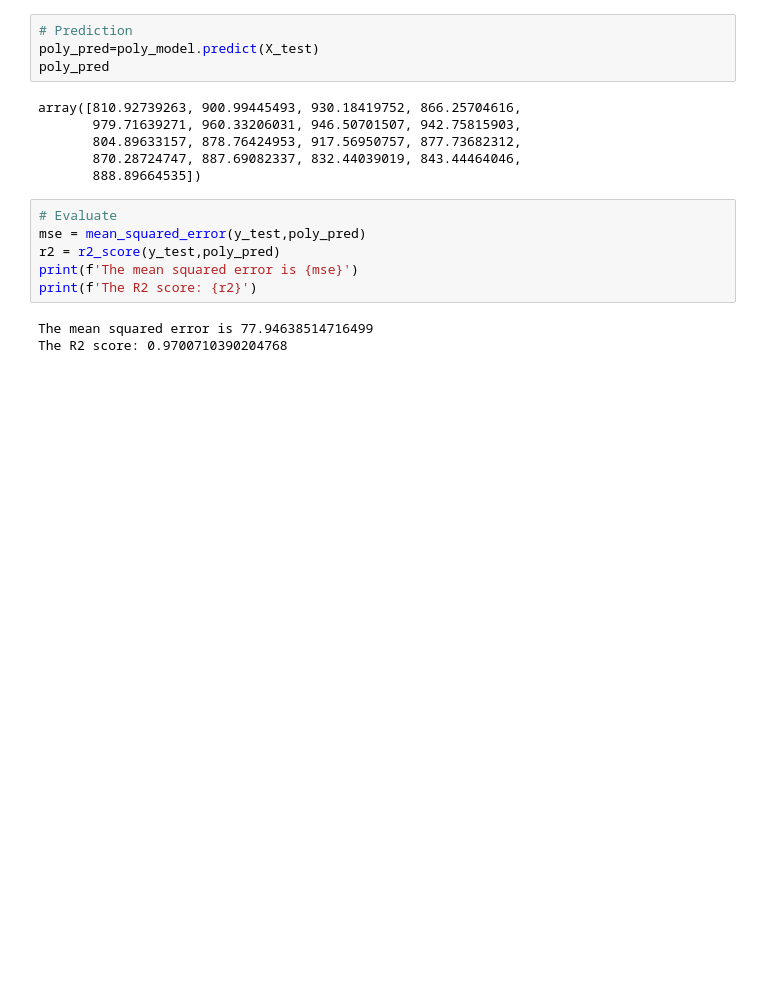
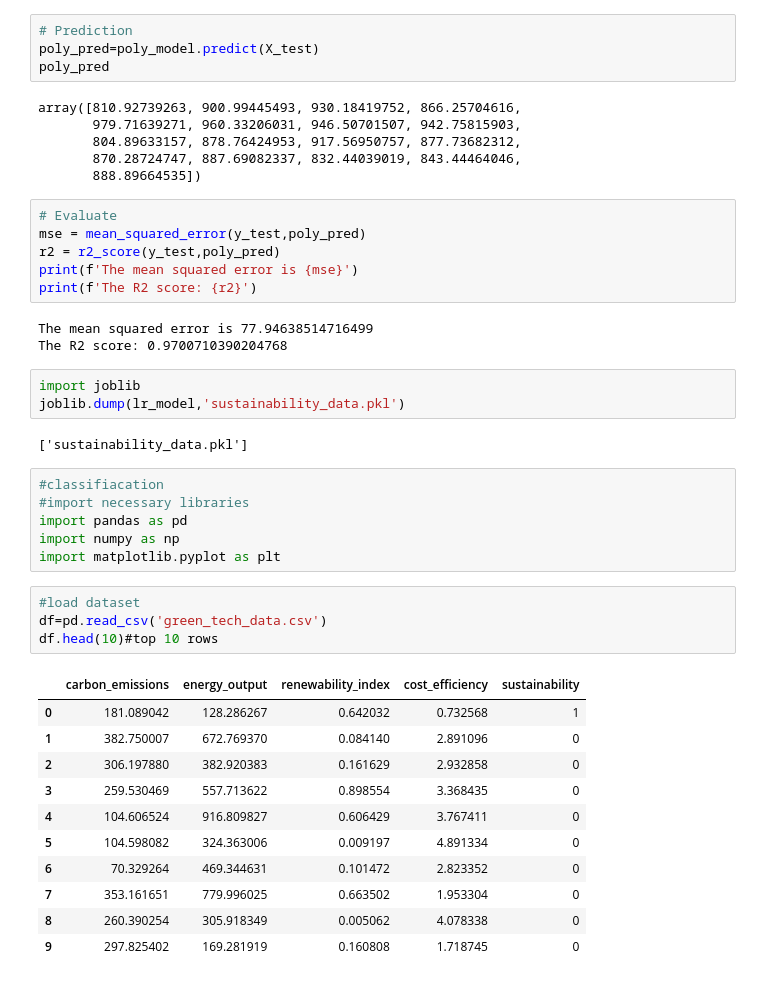
Before and after one commit to Sparky7915/Skill4Future, a Jupyter notebook: ML.ipynb, the cells around one changed output. Drawn from its saved outputs; the diff is of its cells as text; blank space fills up the shorter version.

```diff
--- a/ML.ipynb
+++ b/ML.ipynb
@@ -264,3 +264,30 @@ print(f'The R2 score: {r2}')
 # %% [output]
 The mean squared error is 77.94638514716499
 The R2 score: 0.9700710390204768
+# %%
+import joblib
+joblib.dump(lr_model,'sustainability_data.pkl')
+# %% [output]
+['sustainability_data.pkl']
+# %%
+#classifiacation
+#import necessary libraries
+import pandas as pd
+import numpy as np
+import matplotlib.pyplot as plt
+# %%
+#load dataset
+df=pd.read_csv('green_tech_data.csv')
+df.head(10)#top 10 rows
+# %% [output]
+|  | carbon_emissions | energy_output | renewability_index | cost_efficiency | sustainability |
+| 0 | 181.089042 | 128.286267 | 0.642032 | 0.732568 | 1 |
+| 1 | 382.750007 | 672.769370 | 0.084140 | 2.891096 | 0 |
+| 2 | 306.197880 | 382.920383 | 0.161629 | 2.932858 | 0 |
+| 3 | 259.530469 | 557.713622 | 0.898554 | 3.368435 | 0 |
+| 4 | 104.606524 | 916.809827 | 0.606429 | 3.767411 | 0 |
+| 5 | 104.598082 | 324.363006 | 0.009197 | 4.891334 | 0 |
+| 6 | 70.329264 | 469.344631 | 0.101472 | 2.823352 | 0 |
+| 7 | 353.161651 | 779.996025 | 0.663502 | 1.953304 | 0 |
+| 8 | 260.390254 | 305.918349 | 0.005062 | 4.078338 | 0 |
+| 9 | 297.825402 | 169.281919 | 0.160808 | 1.718745 | 0 |
```
Also changed, not shown: parts of 11 cells of this notebook, 2 other files.
